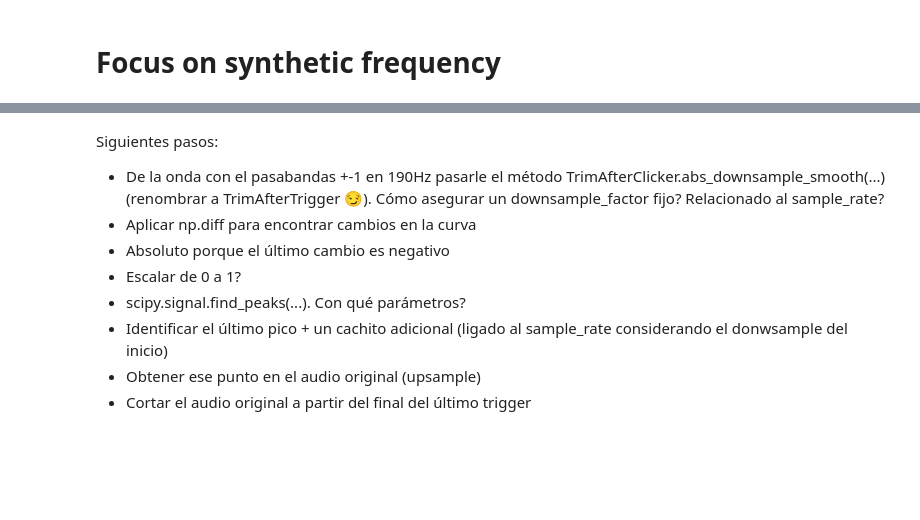
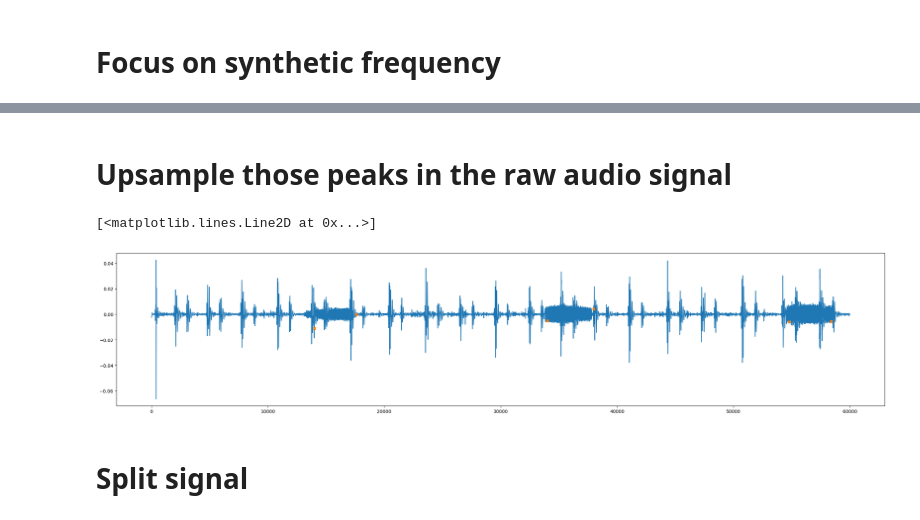
Before and after one commit to Afroefras/coratech, a Jupyter notebook: notebooks/trigger_notification.ipynb, the cells around one changed output, grey strips where cells are left out. Saved outputs shown, nothing was run; the diff lists cells and outputs as text; code cells hidden in the pictures; blank space fills up the shorter version.

```diff
--- a/notebooks/trigger_notification.ipynb
+++ b/notebooks/trigger_notification.ipynb
@@ -75,10 +77,13 @@ plt.plot(smoothed_diff)
-# %% [markdown]
-Siguientes pasos:
-- De la onda con el pasabandas +-1 en 190Hz pasarle el método TrimAfterClicker.abs_downsample_smooth(...) (renombrar a TrimAfterTrigger 😏). Cómo asegurar un downsample_factor fijo? Relacionado al sample_rate?
-- Aplicar np.diff para encontrar cambios en la curva
-- Absoluto porque el último cambio es negativo
-- Escalar de 0 a 1?
-- scipy.signal.find_peaks(...). Con qué parámetros?
-- Identificar el último pico + un cachito adicional (ligado al sample_rate considerando el donwsample del inicio)
-- Obtener ese punto en el audio original (upsample)
-- Cortar el audio original a partir del final del último trigger
+# %% [markdown]
+# Upsample those peaks in the raw audio signal
+# %%
+upsampled_peaks = peaks * DOWNSAMPLE_FACTOR
+
+plt.figure(figsize=(30, 6))
+plt.plot(digital_audio.squeeze())
+plt.plot(upsampled_peaks, digital_audio.squeeze()[upsampled_peaks], "X")
+# %% [output]
+[<matplotlib.lines.Line2D at 0x...>]
+[figure, added]
+# %% [markdown]
+# Split signal
```
Also changed, not shown: parts of 11 cells of this notebook, 1 other file.
